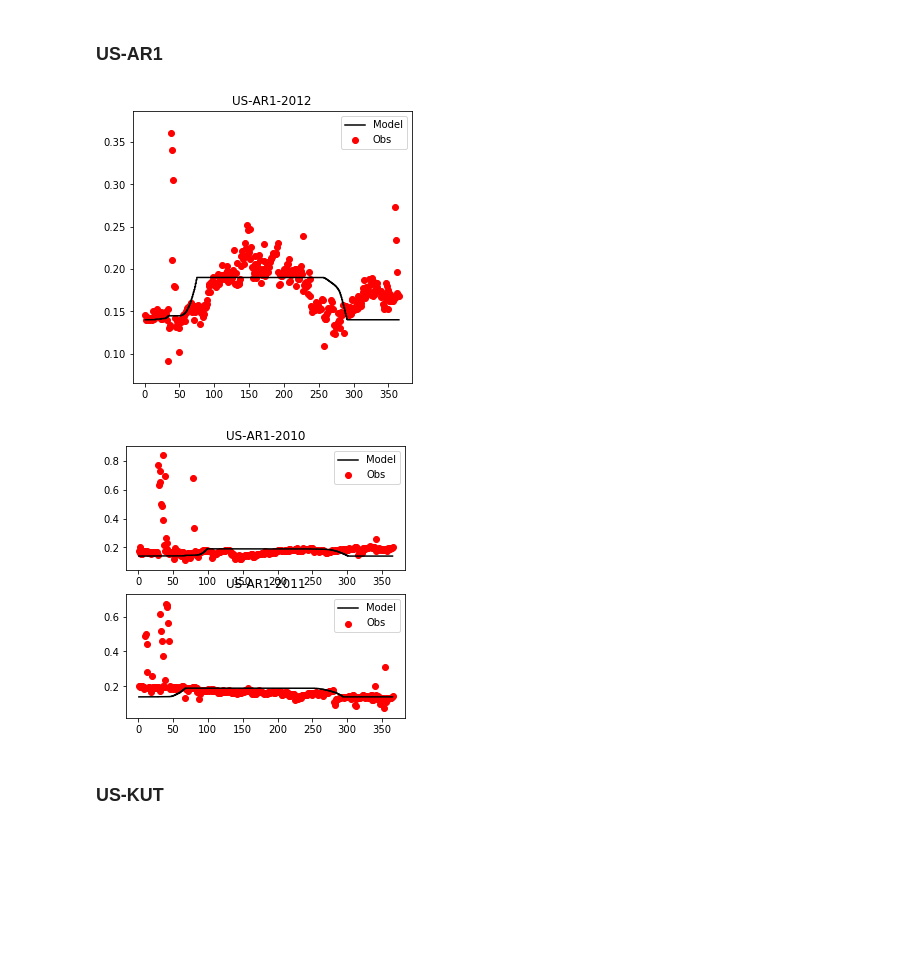
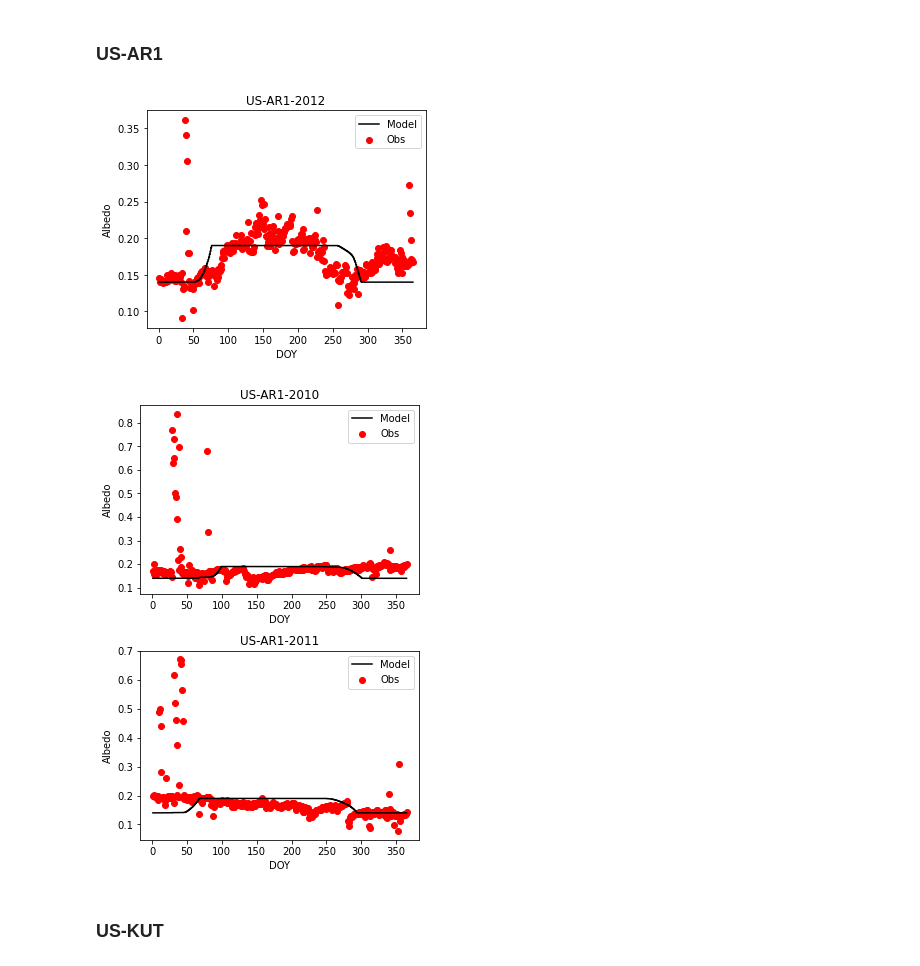
Before and after one commit to Urban-Meteorology-Reading/SUEWS_parameters, a Jupyter notebook: Albedo_AMF.ipynb, the cells around one changed output. Saved outputs shown, nothing was run; the diff lists cells and outputs as text; code cells hidden in the pictures; blank space fills up the shorter version.

Commit message:
some modification for plotting

```diff
--- a/Albedo_AMF.ipynb
+++ b/Albedo_AMF.ipynb
@@ -185,7 +185,8 @@ def read_plot(years,name,multiple_run=0):
             pickle.dump(out, f)
 
         clear_output()
-    fig,axs=plt.subplots(len(years),1,figsize=(5,5))
+    fig,axs=plt.subplots(len(years),1,figsize=(5,4*len(years)))
+    plt.subplots_adjust(hspace=0.3)
     counter=-1
     for year in years:
         counter += 1
@@ -199,6 +200,8 @@ def read_plot(years,name,multiple_run=0):
         ax.plot(out['model']['x'],out['model']['y'],color='k',label='Model')
         ax.legend()
         ax.set_title(name+'-'+str(year))
+        ax.set_xlabel('DOY')
+        ax.set_ylabel('Albedo')
 # %% [markdown]
 # Plotting for all the sites
 # %% [markdown]
@@ -296,15 +299,15 @@ read_plot(years,name)
 # %%
 name='US-AR1'
 years=[2012]
-read_plot(years,name,multiple_run=1)
+read_plot(years,name,multiple_run=0)
 # %% [output]
-[figure, old version]
+[figure, new version]
 # %%
 name='US-AR1'
 years=[2010,2011]
-read_plot(years,name,multiple_run=1)
+read_plot(years,name,multiple_run=0)
 # %% [output]
-[figure, old version]
+[figure, new version]
 # %% [markdown]
 ### US-KUT
 # %%
```
Also changed, not shown: parts of 14 cells of this notebook, 52 other files.
